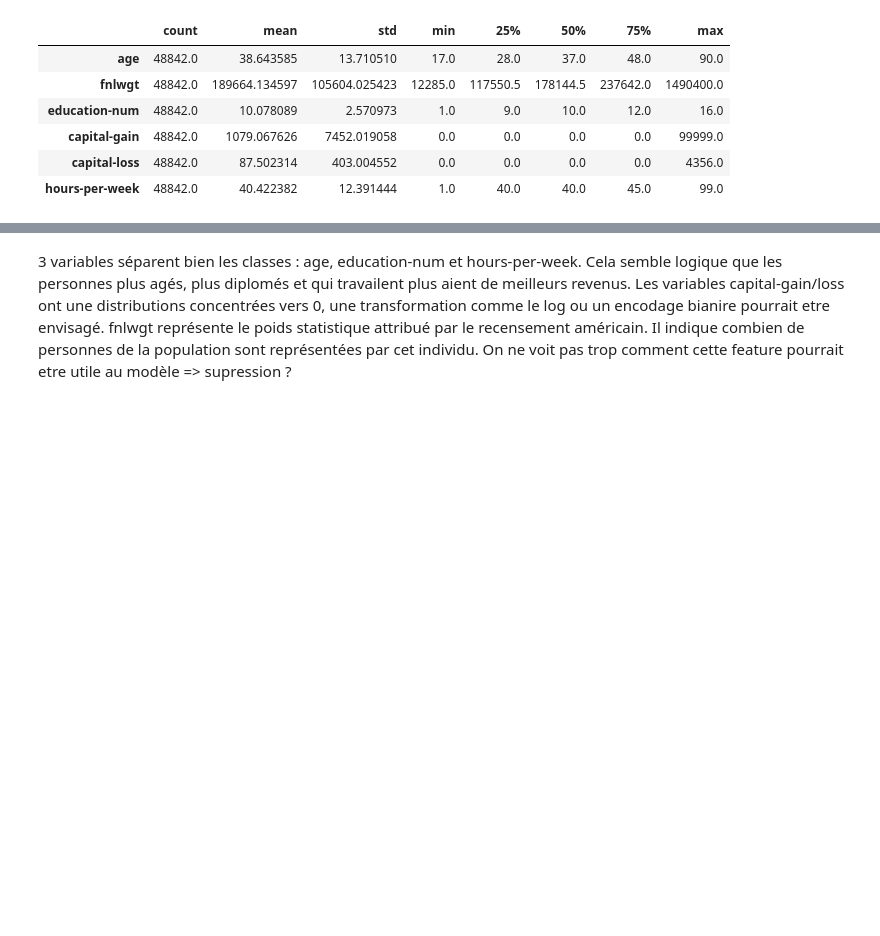
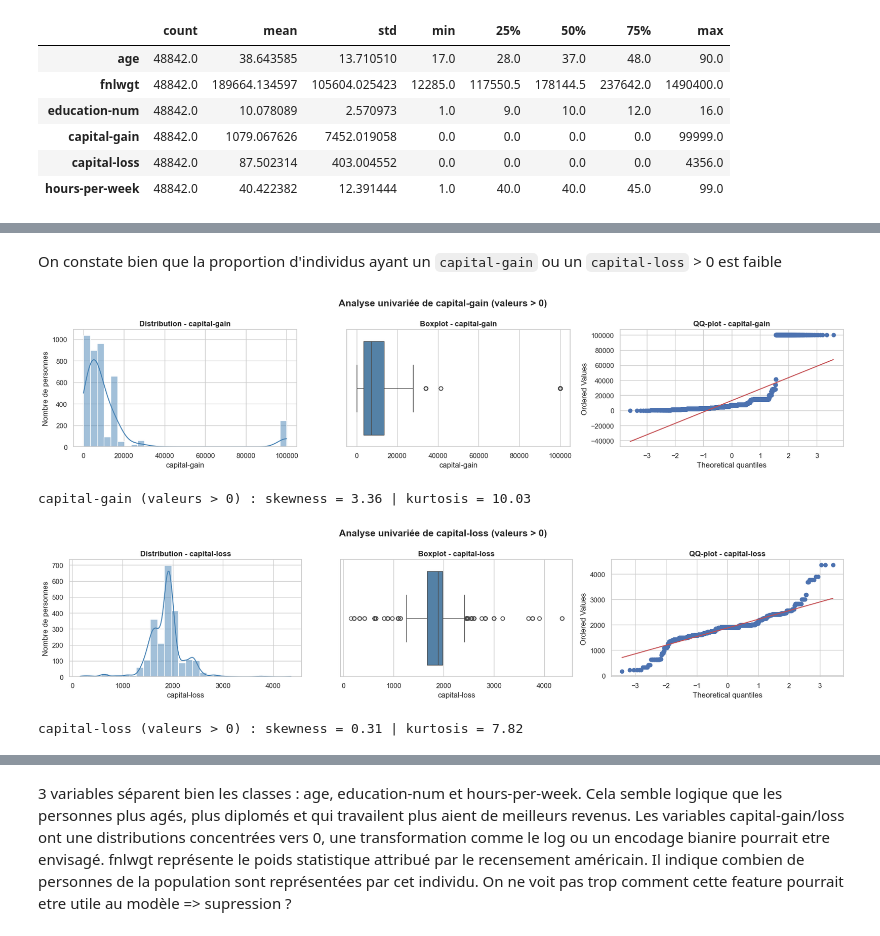
Before and after one commit to Madianou/UCI-Classification-model-project-, a Jupyter notebook: notebooks/eda.ipynb, the cells around one changed output, grey strips where cells are left out. Cells and saved outputs as stored; diff of their text form; code cells hidden in the pictures; blank space fills up the shorter version.

```diff
--- a/notebooks/eda.ipynb
+++ b/notebooks/eda.ipynb
@@ -181,0 +269,16 @@ On peut observer des valeurs potentiellement abberantes pour la feature hours-pe
+# %% [markdown]
+On constate bien que la proportion d'individus ayant un `capital-gain` ou un `capital-loss` > 0 est faible
+# %%
+for i in ["capital-gain", "capital-loss"]:
+    eda.plot_numeric_diagnostics(i, filter_positive=True)
+    plt.show()
+
+    # Quantification de l'asymétrie et de l'aplatissement (sur les valeurs > 0)
+    nonzero = eda.df[i][eda.df[i] > 0]
+    print(f"{i} (valeurs > 0) : skewness = {nonzero.skew():.2f} | "
+          f"kurtosis = {nonzero.kurt():.2f}")
+# %% [output]
+[figure, added]
+capital-gain (valeurs > 0) : skewness = 3.36 | kurtosis = 10.03
+[figure, added]
+capital-loss (valeurs > 0) : skewness = 0.31 | kurtosis = 7.82
```
Also changed, not shown: parts of 40 cells of this notebook, 3 other files.
